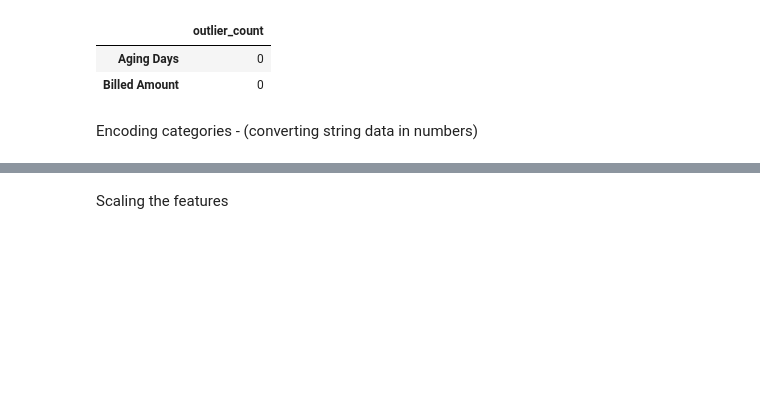
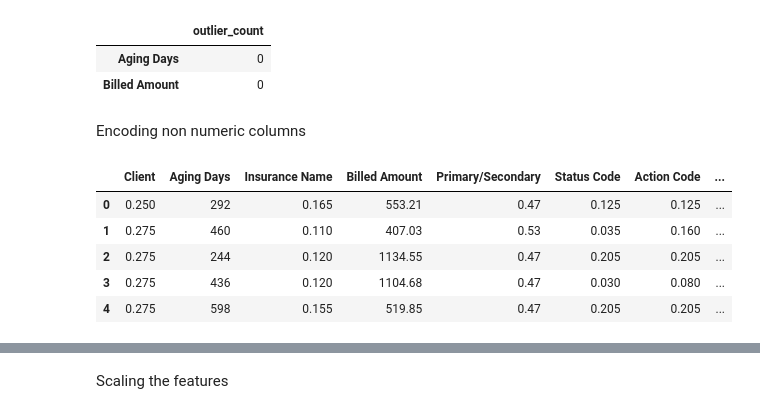
Before and after one commit to manasacharyagit/claim-detection, a Jupyter notebook: predictiveanalysis.ipynb, the cells around one changed output, grey strips where cells are left out. Saved outputs shown, nothing was run; the diff lists cells and outputs as text; code cells hidden in the pictures; blank space fills up the shorter version.

```diff
--- a/predictiveanalysis.ipynb
+++ b/predictiveanalysis.ipynb
@@ -78,5 +78,3 @@ outlier_summary(df, numeric_cols)
 |  | outlier_count |
 | Aging Days | 0 |
 | Billed Amount | 0 |
-# %% [markdown]
-Encoding categories - (converting string data in numbers)
@@ -86,0 +81,2 @@ X = pd.get_dummies(X)  # all x columns apart from target are numeric now
+# %% [markdown]
+Encoding non numeric columns
@@ -87 +92,10 @@ X = pd.get_dummies(X)  # all x columns apart from target are numeric now
+# %%
+X.head()
+# %% [output]
+|  | Client | Aging Days | Insurance Name | Billed Amount | Primary/Secondary | Status Code | Action Code | ... |
+| 0 | 0.250 | 292 | 0.165 | 553.21 | 0.47 | 0.125 | 0.125 | ... |
+| 1 | 0.275 | 460 | 0.110 | 407.03 | 0.53 | 0.035 | 0.160 | ... |
+| 2 | 0.275 | 244 | 0.120 | 1134.55 | 0.47 | 0.205 | 0.205 | ... |
+| 3 | 0.275 | 436 | 0.120 | 1104.68 | 0.47 | 0.030 | 0.080 | ... |
+| 4 | 0.275 | 598 | 0.155 | 519.85 | 0.47 | 0.205 | 0.205 | ... |
 # %% [markdown]
```
Also changed, not shown: parts of 25 cells of this notebook.
